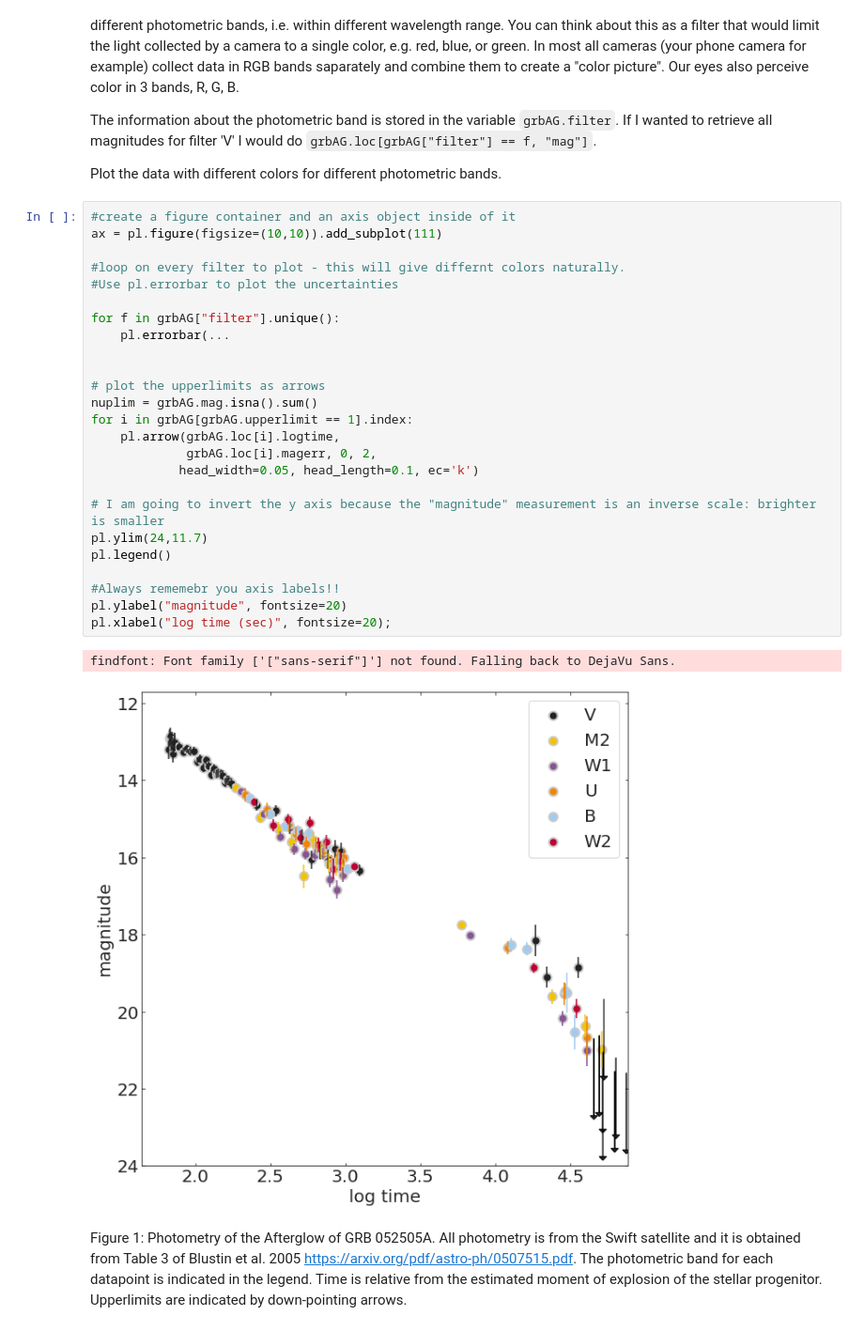
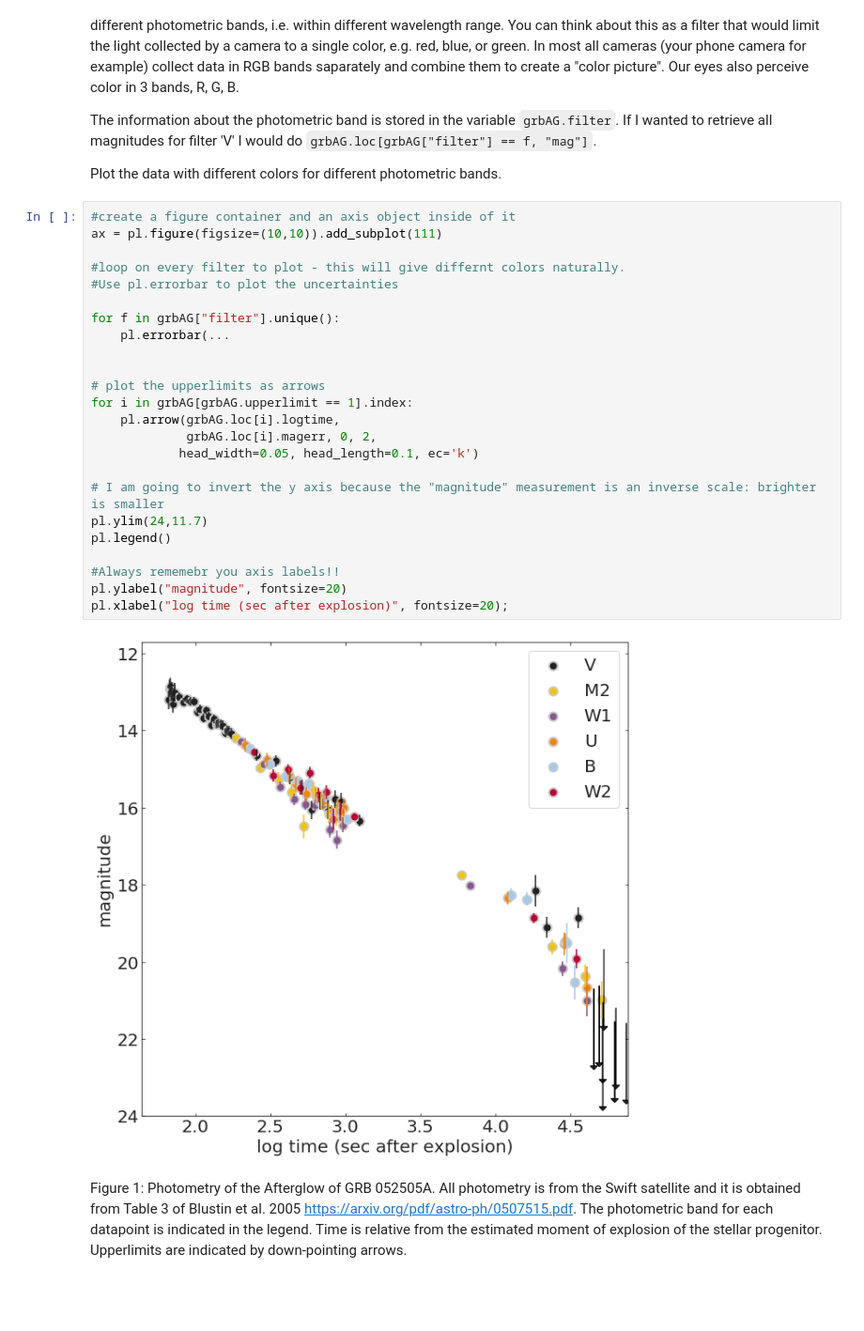
Before and after one commit to xiaolng/DSPS_FBianco, a Jupyter notebook: HW1/FittingLineToGRBAfterglows_instructions.ipynb, the cells around one changed output. Shown: that part at 94% size. Cells and saved outputs as stored; diff of their text form; blank space fills up the shorter version.

```diff
--- a/HW1/FittingLineToGRBAfterglows_instructions.ipynb
+++ b/HW1/FittingLineToGRBAfterglows_instructions.ipynb
@@ -62,31 +62,29 @@ Plot the data with different colors for different photometric bands.
 # %%
 #create a figure container and an axis object inside of it
 ax = pl.figure(figsize=(10,10)).add_subplot(111)
 
 #loop on every filter to plot - this will give differnt colors naturally.
 #Use pl.errorbar to plot the uncertainties
 
 for f in grbAG["filter"].unique():
     pl.errorbar(...
 
 
 # plot the upperlimits as arrows
-nuplim = grbAG.mag.isna().sum()
 for i in grbAG[grbAG.upperlimit == 1].index:
     pl.arrow(grbAG.loc[i].logtime,
              grbAG.loc[i].magerr, 0, 2,
             head_width=0.05, head_length=0.1, ec='k')
 
 # I am going to invert the y axis because the "magnitude" measurement is an inverse scale: brighter is smaller
 pl.ylim(24,11.7)
 pl.legend()
 
 #Always rememebr you axis labels!!
 pl.ylabel("magnitude", fontsize=20)
-pl.xlabel("log time (sec)", fontsize=20);
+pl.xlabel("log time (sec after explosion)", fontsize=20);
 # %% [output]
-findfont: Font family ['["sans-serif"]'] not found. Falling back to DejaVu Sans.
-[figure, old version]
+[figure, new version]
 # %% [markdown]
 Figure 1: Photometry of the Afterglow of GRB 052505A. All photometry is from the Swift satellite and it is obtained from Table 3 of Blustin et al. 2005 https://arxiv.org/pdf/astro-ph/0507515.pdf. The photometric band for each datapoint is indicated in the legend. Time is relative from the estimated moment of explosion of the stellar progenitor. Upperlimits are indicated by down-pointing arrows.
 # %% [markdown]
```
Also changed, not shown: parts of 1 cell of this notebook.
